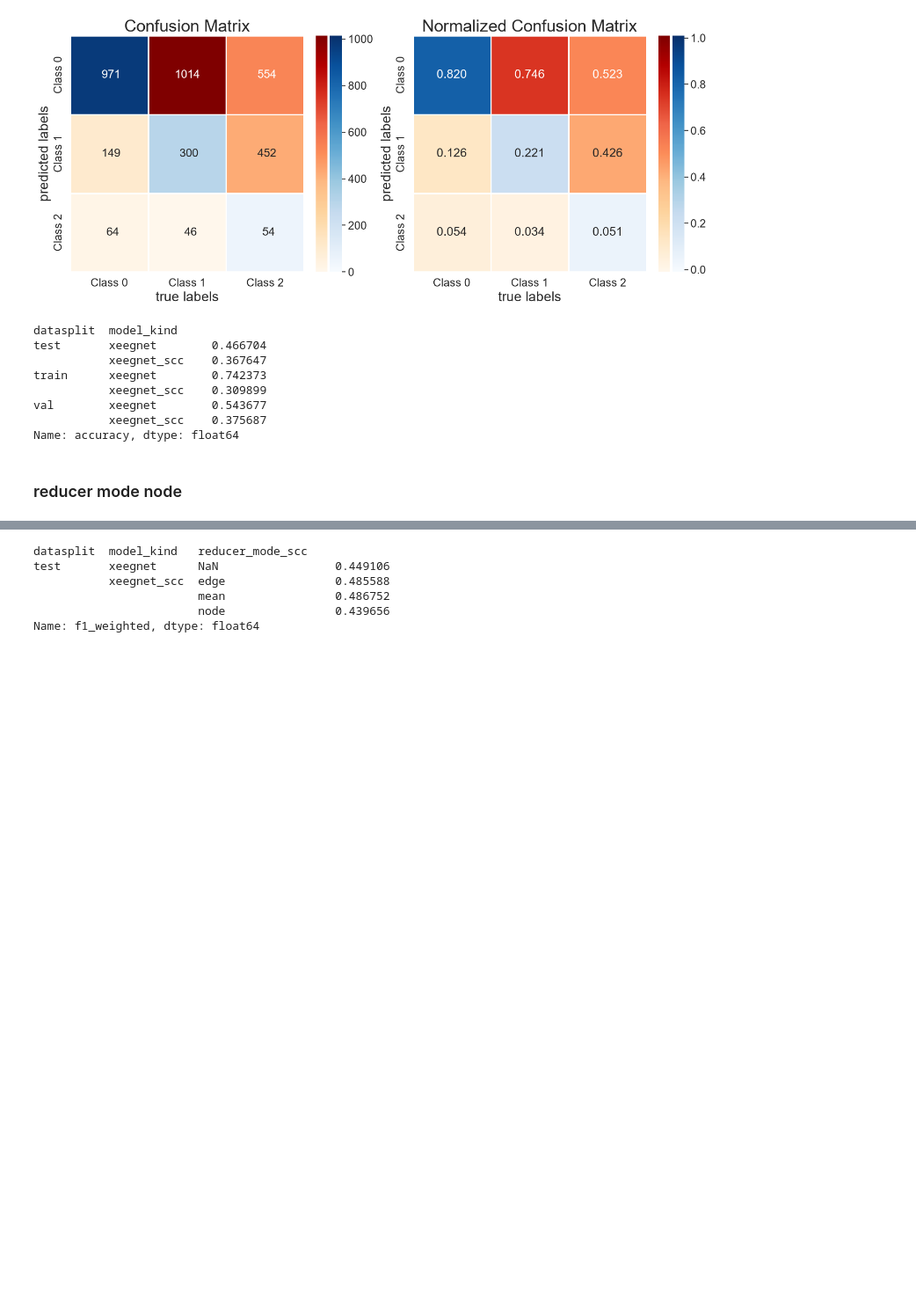
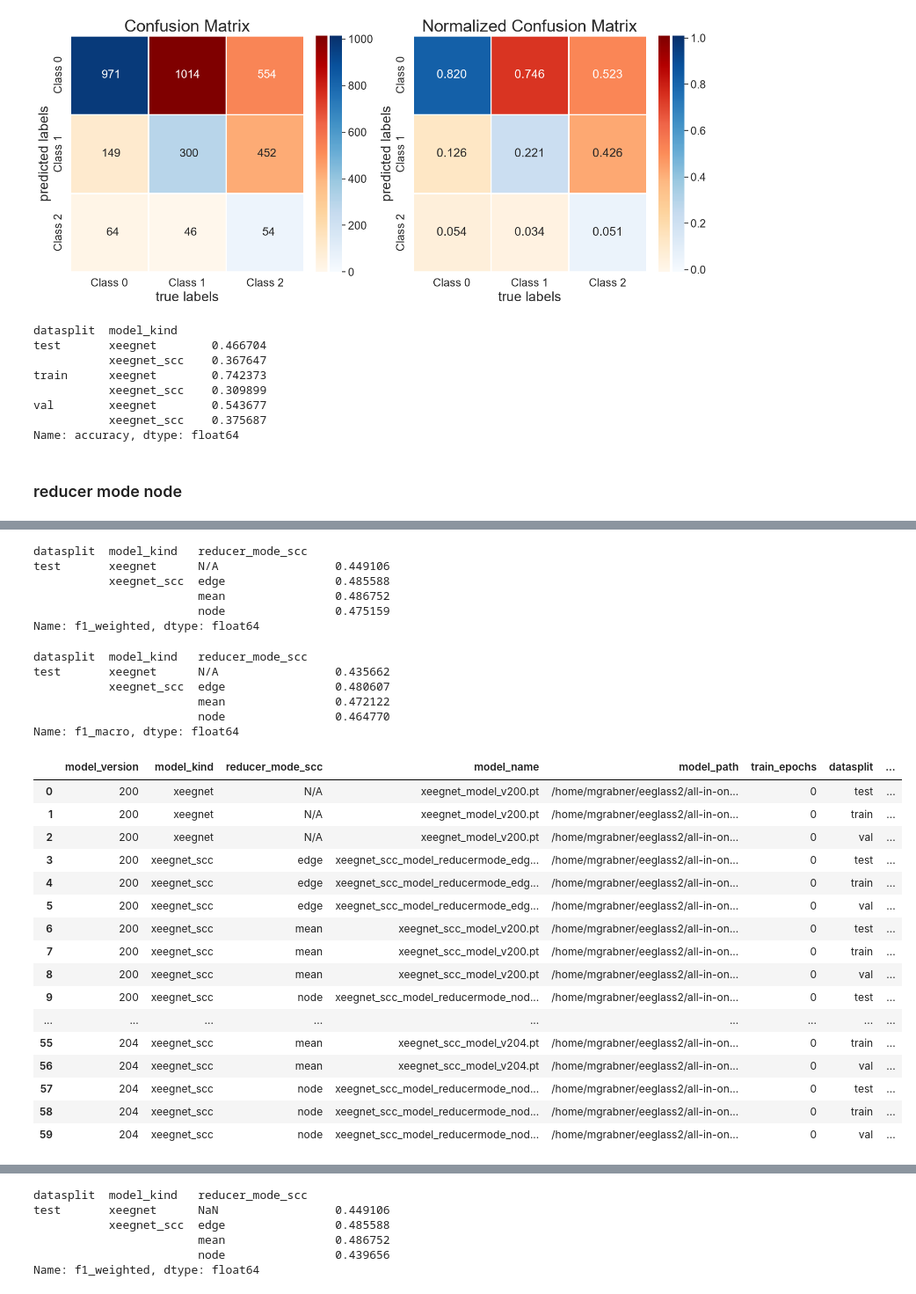
Before and after one commit to hereditary-eu/EEGlass, a Jupyter notebook: backend/experiments_xeegnet/adapt_selfeeg.ipynb, the cells around one changed output, grey strips where cells are left out. Shown at 88% size. Saved outputs shown, nothing was run; the diff lists cells and outputs as text; code cells hidden in the pictures; blank space fills up the shorter version.

```diff
--- a/backend/experiments_xeegnet/adapt_selfeeg.ipynb
+++ b/backend/experiments_xeegnet/adapt_selfeeg.ipynb
@@ -788,17 +738,25 @@ else:
     max_epochs_ = max_epochs
     save_model_flag_ = True
 
+save_results_df_flag = False
+
 # reducer_mode_scc_list = ["mean", "node", "edge"]
 reducer_mode_scc_list = ["node"]
 results_name = f"xeegnet_scc_reducer_modes_model_versions_200_204_metrics.csv"
 model_kind = "xeegnet_scc"
 
+model_versions = [200, 201, 202, 203, 204]
+# model_versions = [200]
+
+i = 0
+model_seed = 0
+
 if True:
     multi_model_results = []
     for reducer_mode_scc in reducer_mode_scc_list:
-        for model_version in range(200, 205):
+        for model_version in model_versions:
 
-            print(f"Training and evaluating model version: {model_version} - modeltype: {model_kind} - reducer_mode_scc: {reducer_mode_scc}")
+            print(f"Training and evaluating model version: {model_version} - modeltype: {model_kind} - reducer_mode_scc: {reducer_mode_scc}, model {i}/{len(reducer_mode_scc_list) * len(model_versions)}")
 
             run_result = train_and_evaluate_model_version(
                 model_version=model_version,
@@ -824,7 +782,8 @@ if True:
                 scc_params=scc_params,
                 load_model_windows_for_participant=load_model_windows_for_participant,
                 # data_x_y_id=data_x_y_id,
-                data_x_y_scc_id=data_x_y_scc_id
+                data_x_y_scc_id=data_x_y_scc_id,
+                model_seed=model_seed,
             )
             run_result[0]['reducer_mode_scc'] = reducer_mode_scc
 
@@ -835,9 +794,10 @@ if True:
     results_df = results_df.sort_values("model_version").reset_index(drop=True)
     # print(results_df)
 
-    metrics_csv_path = PRETRAINED_MODEL_DIR / results_name
-    results_df.to_csv(metrics_csv_path, index=False)
-    # print(f"Saved metrics to {metrics_csv_path}")
+    if save_results_df_flag:
+        metrics_csv_path = PRETRAINED_MODEL_DIR / results_name
+        results_df.to_csv(metrics_csv_path, index=False)
+        print(f"Saved metrics to {metrics_csv_path}")
 
     results_df
 # %% [output]
@@ -924,0 +893,46 @@ saved_model_results_df
+# %%
+
+
+saved_model_results_df[saved_model_results_df["datasplit"] == "test"].groupby(["datasplit", "model_kind", "reducer_mode_scc"], dropna=False)["f1_weighted"].mean()
+# %% [output]
+datasplit  model_kind   reducer_mode_scc
+test       xeegnet      N/A                 0.449106
+           xeegnet_scc  edge                0.485588
+                        mean                0.486752
+                        node                0.475159
+Name: f1_weighted, dtype: float64
+# %%
+saved_model_results_df[saved_model_results_df["datasplit"] == "test"].groupby(["datasplit", "model_kind", "reducer_mode_scc"], dropna=False)["f1_macro"].mean()
+# %% [output]
+datasplit  model_kind   reducer_mode_scc
+test       xeegnet      N/A                 0.435662
+           xeegnet_scc  edge                0.480607
+                        mean                0.472122
+                        node                0.464770
+Name: f1_macro, dtype: float64
+# %%
+# fill the nan values in the reducer_mode_scc column with "" for xeegnet models
+saved_model_results_df["reducer_mode_scc"] = saved_model_results_df.apply(
+    lambda row: "" if row["model_kind"] == "xeegnet" and pd.isna(row["reducer_mode_scc"]) else row["reducer_mode_scc"],
+    axis=1
+)
+
+saved_model_results_df
+# %% [output]
+|  | model_version | model_kind | reducer_mode_scc | model_name | model_path | train_epochs | datasplit | ... |
+| 0 | 200 | xeegnet | N/A | xeegnet_model_v200.pt | /home/mgrabner/eeglass2/all-in-on... | 0 | test | ... |
+| 1 | 200 | xeegnet | N/A | xeegnet_model_v200.pt | /home/mgrabner/eeglass2/all-in-on... | 0 | train | ... |
+| 2 | 200 | xeegnet | N/A | xeegnet_model_v200.pt | /home/mgrabner/eeglass2/all-in-on... | 0 | val | ... |
+| 3 | 200 | xeegnet_scc | edge | xeegnet_scc_model_reducermode_edg... | /home/mgrabner/eeglass2/all-in-on... | 0 | test | ... |
+| 4 | 200 | xeegnet_scc | edge | xeegnet_scc_model_reducermode_edg... | /home/mgrabner/eeglass2/all-in-on... | 0 | train | ... |
+| 5 | 200 | xeegnet_scc | edge | xeegnet_scc_model_reducermode_edg... | /home/mgrabner/eeglass2/all-in-on... | 0 | val | ... |
+| 6 | 200 | xeegnet_scc | mean | xeegnet_scc_model_v200.pt | /home/mgrabner/eeglass2/all-in-on... | 0 | test | ... |
+| 7 | 200 | xeegnet_scc | mean | xeegnet_scc_model_v200.pt | /home/mgrabner/eeglass2/all-in-on... | 0 | train | ... |
+| 8 | 200 | xeegnet_scc | mean | xeegnet_scc_model_v200.pt | /home/mgrabner/eeglass2/all-in-on... | 0 | val | ... |
+| 9 | 200 | xeegnet_scc | node | xeegnet_scc_model_reducermode_nod... | /home/mgrabner/eeglass2/all-in-on... | 0 | test | ... |
+| ... | ... | ... | ... | ... | ... | ... | ... | ... |
+| 55 | 204 | xeegnet_scc | mean | xeegnet_scc_model_v204.pt | /home/mgrabner/eeglass2/all-in-on... | 0 | train | ... |
+| 56 | 204 | xeegnet_scc | mean | xeegnet_scc_model_v204.pt | /home/mgrabner/eeglass2/all-in-on... | 0 | val | ... |
+| 57 | 204 | xeegnet_scc | node | xeegnet_scc_model_reducermode_nod... | /home/mgrabner/eeglass2/all-in-on... | 0 | test | ... |
+| 58 | 204 | xeegnet_scc | node | xeegnet_scc_model_reducermode_nod... | /home/mgrabner/eeglass2/all-in-on... | 0 | train | ... |
+| 59 | 204 | xeegnet_scc | node | xeegnet_scc_model_reducermode_nod... | /home/mgrabner/eeglass2/all-in-on... | 0 | val | ... |
```
Also changed, not shown: parts of 26 cells of this notebook, 17 other files.
